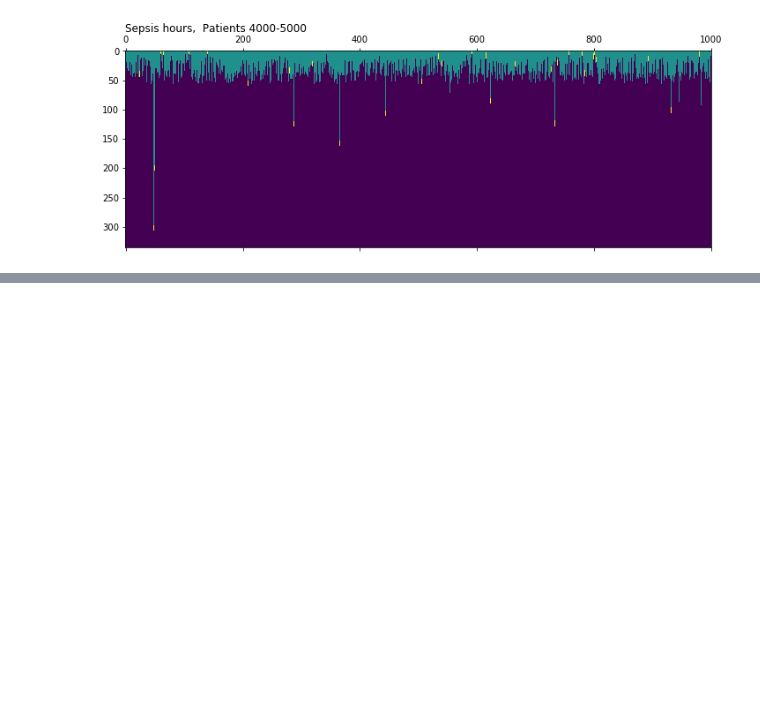
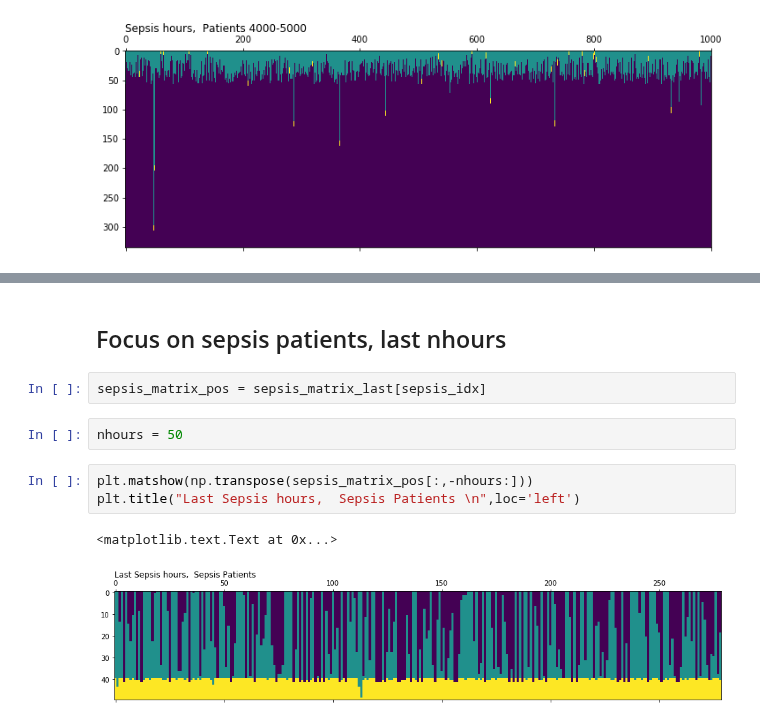
Before and after one commit to malfarasplux/pnet2019, a Jupyter notebook: explore_ipynb/sepsis_positive_matrix.ipynb, the cells around one changed output, grey strips where cells are left out. Saved outputs shown, nothing was run; the diff lists cells and outputs as text; blank space fills up the shorter version.

```diff
--- a/explore_ipynb/sepsis_positive_matrix.ipynb
+++ b/explore_ipynb/sepsis_positive_matrix.ipynb
@@ -214,0 +244,12 @@ for i in range(int(len(SL)/step)):
+# %% [markdown]
+## Focus on sepsis patients, last nhours
+# %%
+sepsis_matrix_pos = sepsis_matrix_last[sepsis_idx]
+# %%
+nhours = 50
+# %%
+plt.matshow(np.transpose(sepsis_matrix_pos[:,-nhours:]))
+plt.title("Last Sepsis hours,  Sepsis Patients \n",loc='left')
+# %% [output]
+<matplotlib.text.Text at 0x...>
+[figure, added]
```
Also changed, not shown: parts of 5 cells of this notebook.
